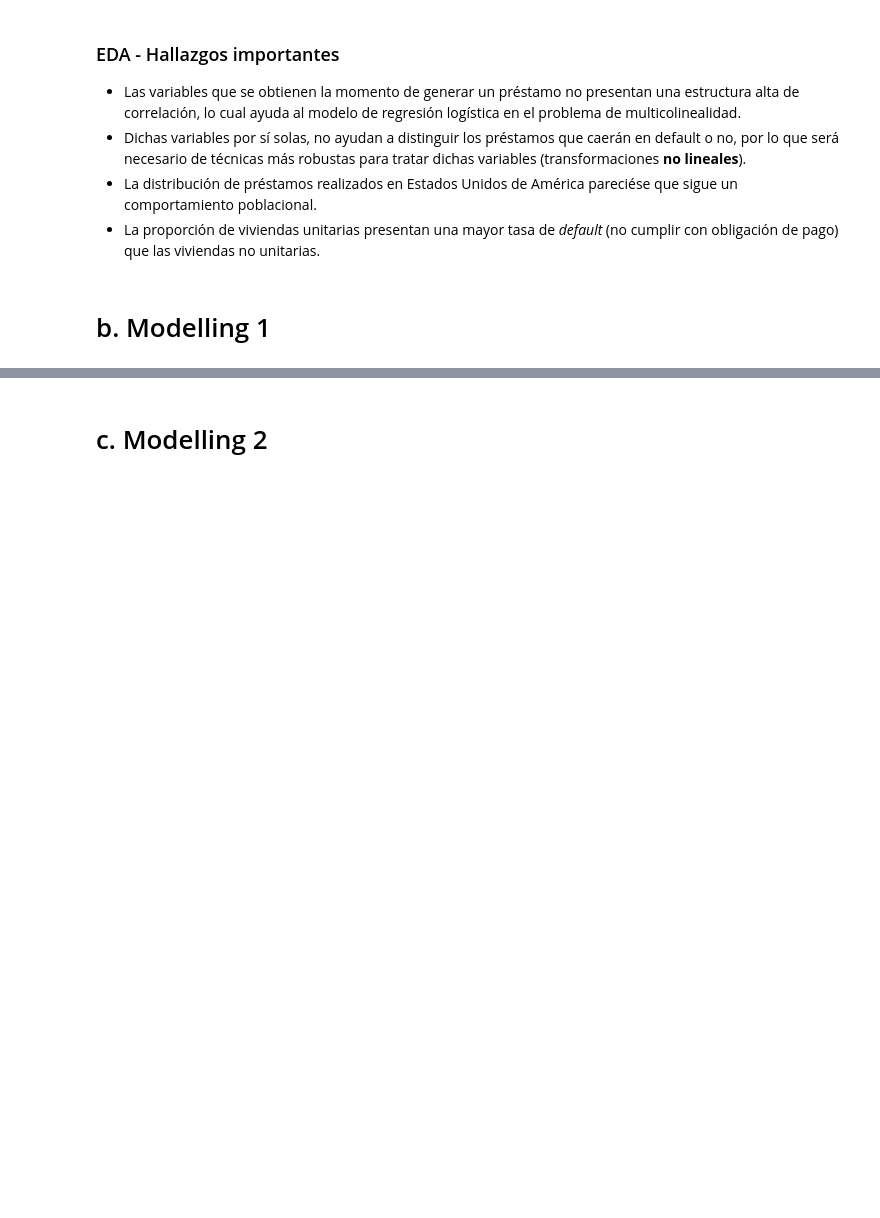
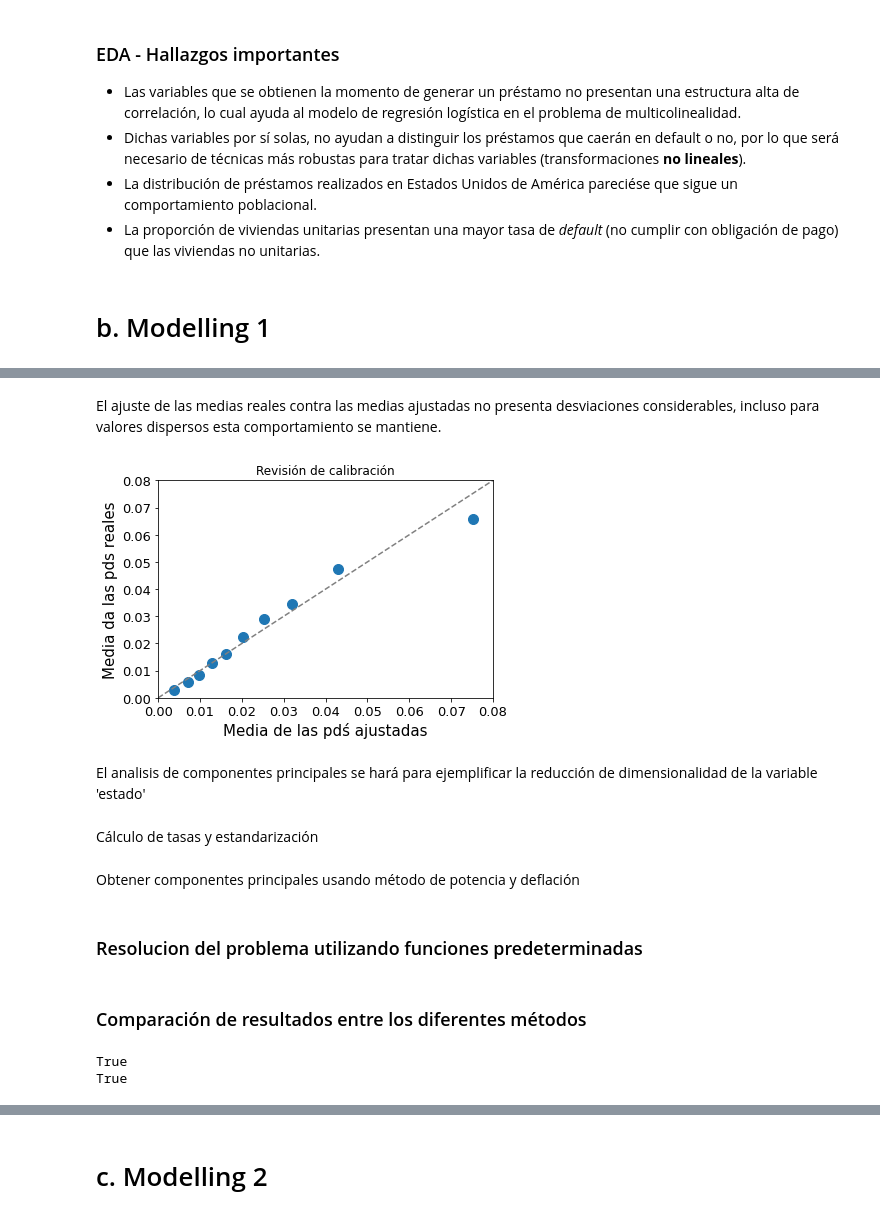
Before and after one commit to arenitss/Proyecto_Final_Analisis_Numerico_Computo_Cientifico, a Jupyter notebook: Reporte/Reporte.ipynb, the cells around one changed output, grey strips where cells are left out. Cells and saved outputs as stored; diff of their text form; code cells hidden in the pictures; blank space fills up the shorter version.

```diff
--- a/Reporte/Reporte.ipynb
+++ b/Reporte/Reporte.ipynb
@@ -502,0 +590,10 @@ El previo gráfico muestra las correlaciones lineales por variables, del cual se
+# %% [markdown]
+El ajuste de las medias reales contra las medias ajustadas no presenta desviaciones considerables, incluso para valores dispersos esta comportamiento se mantiene.
+# %%
+grafica_ajuste(data2.PD_logit_model, data2.default_time, data2.time)
+# %% [output]
+[figure, added]
+# %% [markdown]
+El analisis de componentes principales se hará para ejemplificar la reducción de dimensionalidad de la variable 'estado'
+# %% [markdown]
+Cálculo de tasas y estandarización
@@ -502,0 +605,2 @@ El previo gráfico muestra las correlaciones lineales por variables, del cual se
+# %% [markdown]
+Obtener componentes principales usando método de potencia y deflación
@@ -502,0 +613,2 @@ El previo gráfico muestra las correlaciones lineales por variables, del cual se
+# %% [markdown]
+### Resolucion del problema utilizando funciones predeterminadas
@@ -502,0 +619,8 @@ El previo gráfico muestra las correlaciones lineales por variables, del cual se
+# %% [markdown]
+### Comparación de resultados entre los diferentes métodos
+# %%
+print(cp1 == approx(z[:,0], abs=1e-1, rel=1e-1))
+print(-cp2 == approx(z[:,1], abs=1e-1, rel=1e-1))
+# %% [output]
+True
+True
```
Also changed, not shown: parts of 47 cells of this notebook.
